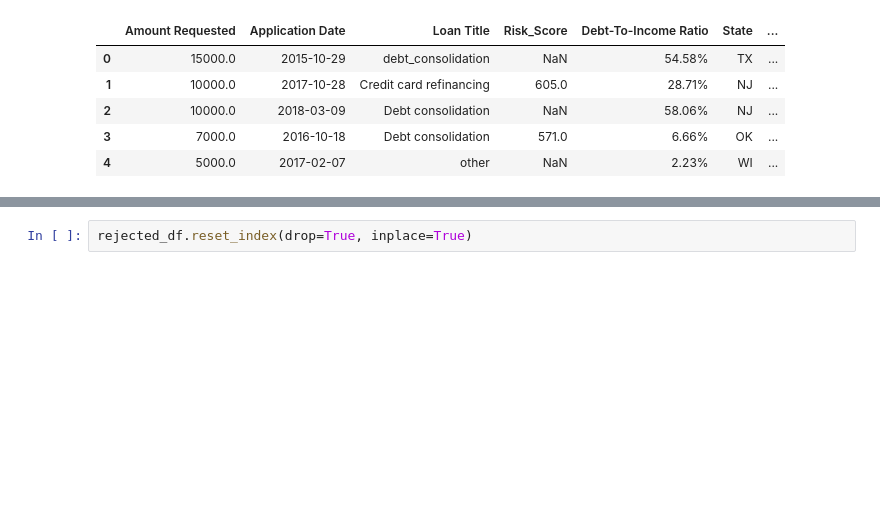
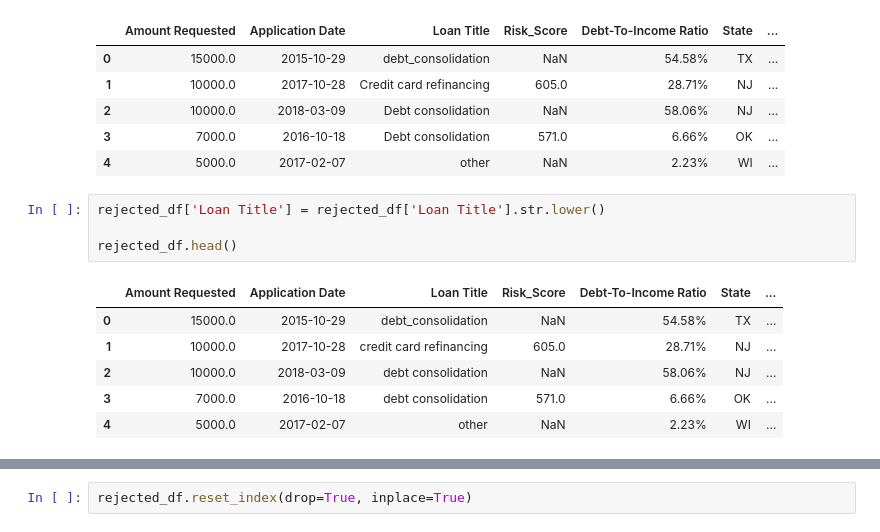
Before and after one commit to RSGDATA/loan_project, a Jupyter notebook: Notebooks/lending_club_rejected_klean.ipynb, the cells around one changed output, grey strips where cells are left out. Saved outputs shown, nothing was run; the diff lists cells and outputs as text; blank space fills up the shorter version.

```diff
--- a/Notebooks/lending_club_rejected_klean.ipynb
+++ b/Notebooks/lending_club_rejected_klean.ipynb
@@ -41,6 +42,17 @@ rejected_df.head()
 | 2 | 10000.0 | 2018-03-09 | Debt consolidation | NaN | 58.06% | NJ | ... |
 | 3 | 7000.0 | 2016-10-18 | Debt consolidation | 571.0 | 6.66% | OK | ... |
 | 4 | 5000.0 | 2017-02-07 | other | NaN | 2.23% | WI | ... |
+# %%
+rejected_df['Loan Title'] = rejected_df['Loan Title'].str.lower()
+
+rejected_df.head()
+# %% [output]
+|  | Amount Requested | Application Date | Loan Title | Risk_Score | Debt-To-Income Ratio | State | ... |
+| 0 | 15000.0 | 2015-10-29 | debt_consolidation | NaN | 54.58% | TX | ... |
+| 1 | 10000.0 | 2017-10-28 | credit card refinancing | 605.0 | 28.71% | NJ | ... |
+| 2 | 10000.0 | 2018-03-09 | debt consolidation | NaN | 58.06% | NJ | ... |
+| 3 | 7000.0 | 2016-10-18 | debt consolidation | 571.0 | 6.66% | OK | ... |
+| 4 | 5000.0 | 2017-02-07 | other | NaN | 2.23% | WI | ... |
 # %%
 # drop NaN's from dataset
 rejected_df = rejected_df.dropna()
```
Also changed, not shown: parts of 25 cells of this notebook.
